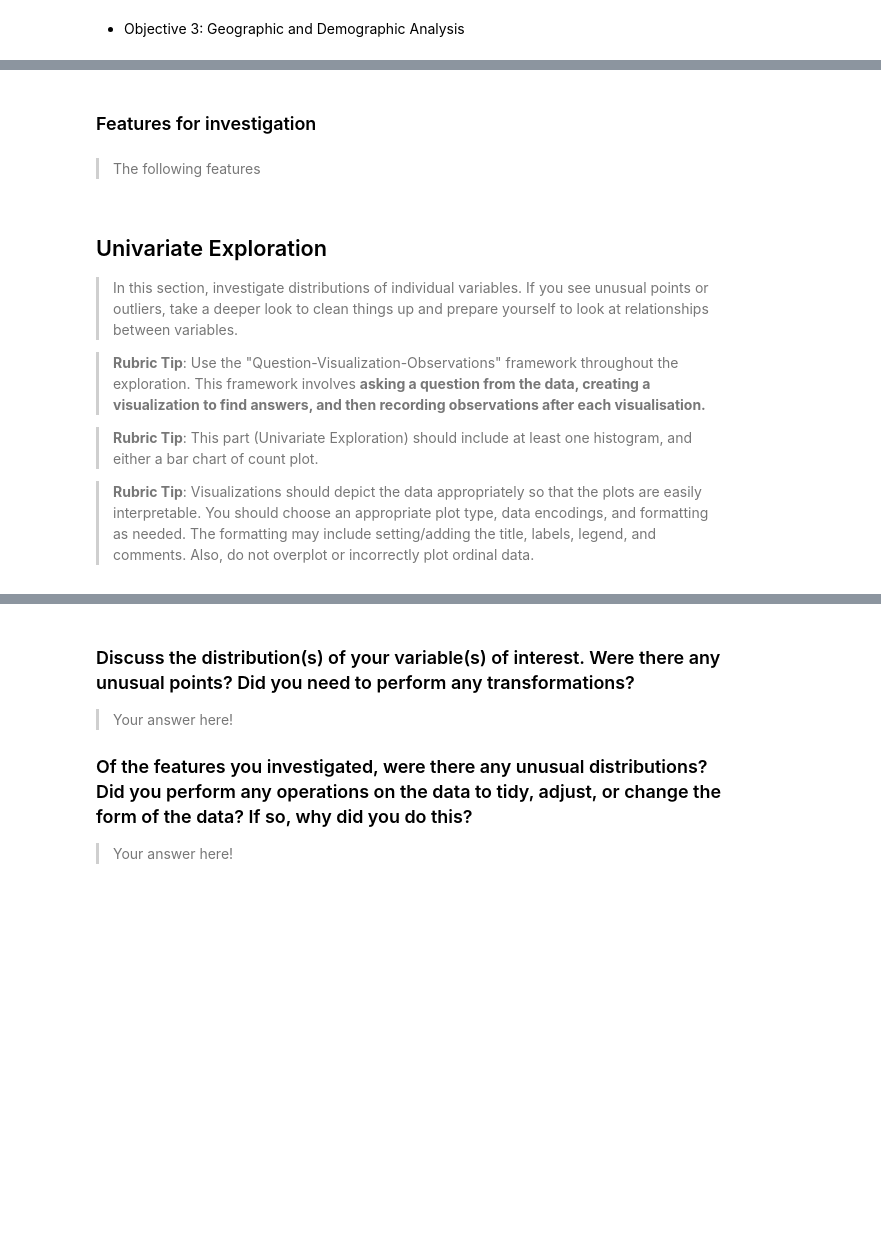
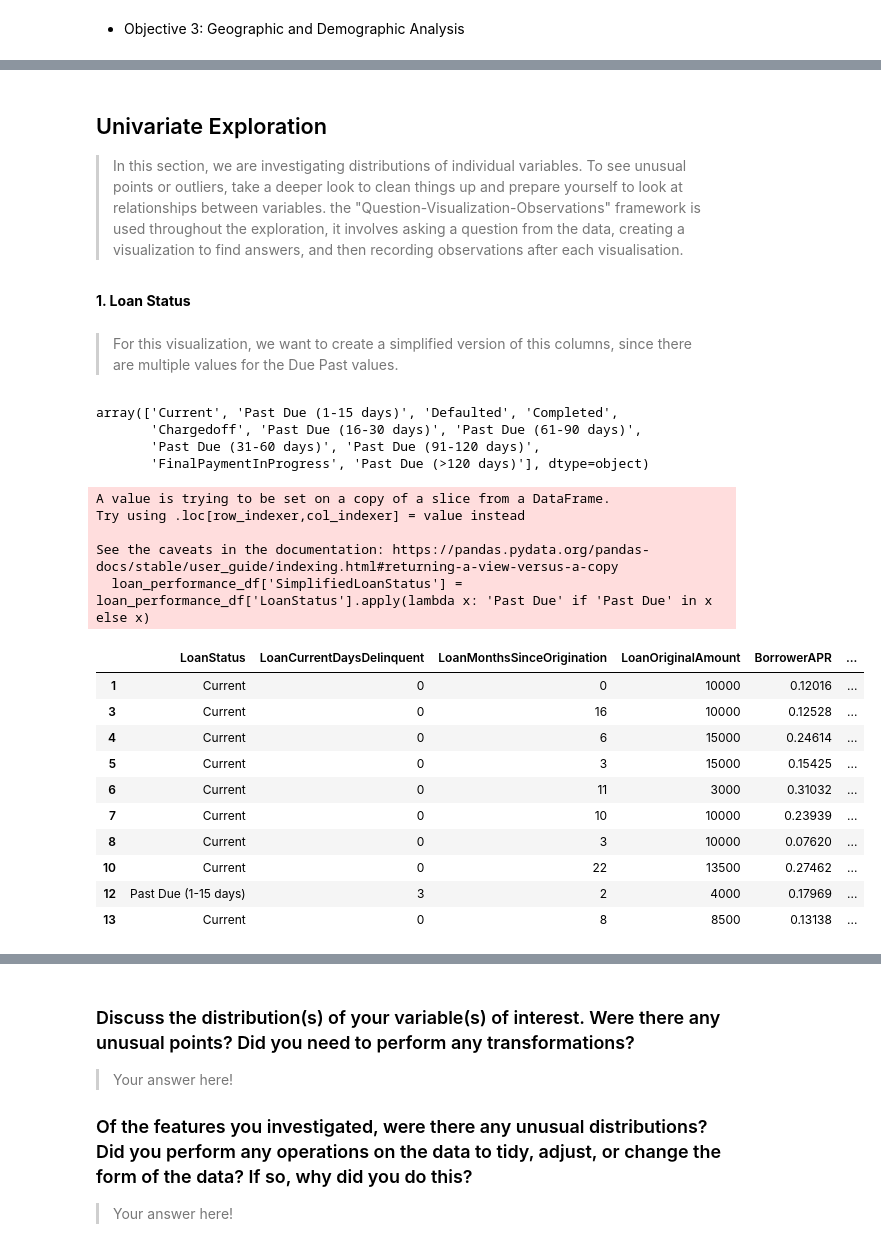
Before and after one commit to sondosaabed/Prosper-Loan-Analysis, a Jupyter notebook: Part_I_exploration.ipynb, the cells around one changed output, grey strips where cells are left out. Saved outputs shown, nothing was run; the diff lists cells and outputs as text; code cells hidden in the pictures; blank space fills up the shorter version.

```diff
--- a/Part_I_exploration.ipynb
+++ b/Part_I_exploration.ipynb
@@ -405,14 +435,35 @@ geo_demo_df = df[geo_demo_columns]
-# %% [markdown]
-### Features for investigation
-# %% [markdown]
-> The following features
 # %% [markdown]
 ## Univariate Exploration
 
-> In this section, investigate distributions of individual variables. If you see unusual points or outliers, take a deeper look to clean things up and prepare yourself to look at relationships between variables.
-
->**Rubric Tip**: Use the "Question-Visualization-Observations" framework  throughout the exploration. This framework involves **asking a question from the data, creating a visualization to find answers, and then recording observations after each visualisation.**
-
-> **Rubric Tip**: This part (Univariate Exploration) should include at least one histogram, and either a bar chart of count plot.
-
->**Rubric Tip**: Visualizations should depict the data appropriately so that the plots are easily interpretable. You should choose an appropriate plot type, data encodings, and formatting as needed. The formatting may include setting/adding the title, labels, legend, and comments. Also, do not overplot or incorrectly plot ordinal data.
+> In this section, we are investigating distributions of individual variables. To see unusual points or outliers, take a deeper look to clean things up and prepare yourself to look at relationships between variables. the "Question-Visualization-Observations" framework is used throughout the exploration, it involves asking a question from the data, creating a visualization to find answers, and then recording observations after each visualisation.
+# %% [markdown]
+**1. Loan Status**
+# %% [markdown]
+> For this visualization, we want to create a simplified version of this columns, since there are multiple values for the Due Past values.
+# %%
+loan_performance_df['LoanStatus'].unique()
+# %% [output]
+array(['Current', 'Past Due (1-15 days)', 'Defaulted', 'Completed',
+       'Chargedoff', 'Past Due (16-30 days)', 'Past Due (61-90 days)',
+       'Past Due (31-60 days)', 'Past Due (91-120 days)',
+       'FinalPaymentInProgress', 'Past Due (>120 days)'], dtype=object)
+# %%
+loan_performance_df['SimplifiedLoanStatus'] = loan_performance_df['LoanStatus'].apply(lambda x: 'Past Due' if 'Past Due' in x else x)
+loan_performance_df.head(10)
+# %% [output]
+A value is trying to be set on a copy of a slice from a DataFrame.
+Try using .loc[row_indexer,col_indexer] = value instead
+
+See the caveats in the documentation: https://pandas.pydata.org/pandas-docs/stable/user_guide/indexing.html#returning-a-view-versus-a-copy
+  loan_performance_df['SimplifiedLoanStatus'] = loan_performance_df['LoanStatus'].apply(lambda x: 'Past Due' if 'Past Due' in x else x)
+|  | LoanStatus | LoanCurrentDaysDelinquent | LoanMonthsSinceOrigination | LoanOriginalAmount | BorrowerAPR | ... |
+| 1 | Current | 0 | 0 | 10000 | 0.12016 | ... |
+| 3 | Current | 0 | 16 | 10000 | 0.12528 | ... |
+| 4 | Current | 0 | 6 | 15000 | 0.24614 | ... |
+| 5 | Current | 0 | 3 | 15000 | 0.15425 | ... |
+| 6 | Current | 0 | 11 | 3000 | 0.31032 | ... |
+| 7 | Current | 0 | 10 | 10000 | 0.23939 | ... |
+| 8 | Current | 0 | 3 | 10000 | 0.07620 | ... |
+| 10 | Current | 0 | 22 | 13500 | 0.27462 | ... |
+| 12 | Past Due (1-15 days) | 3 | 2 | 4000 | 0.17969 | ... |
+| 13 | Current | 0 | 8 | 8500 | 0.13138 | ... |
```
Also changed, not shown: parts of 22 cells of this notebook.
